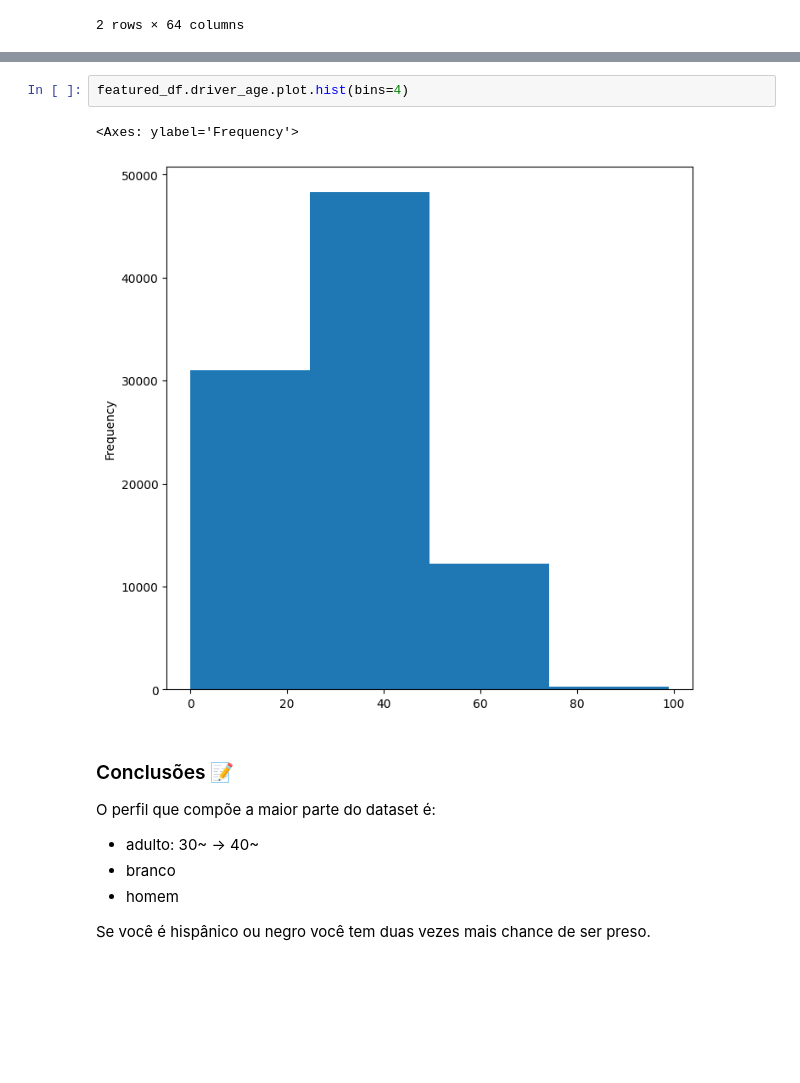
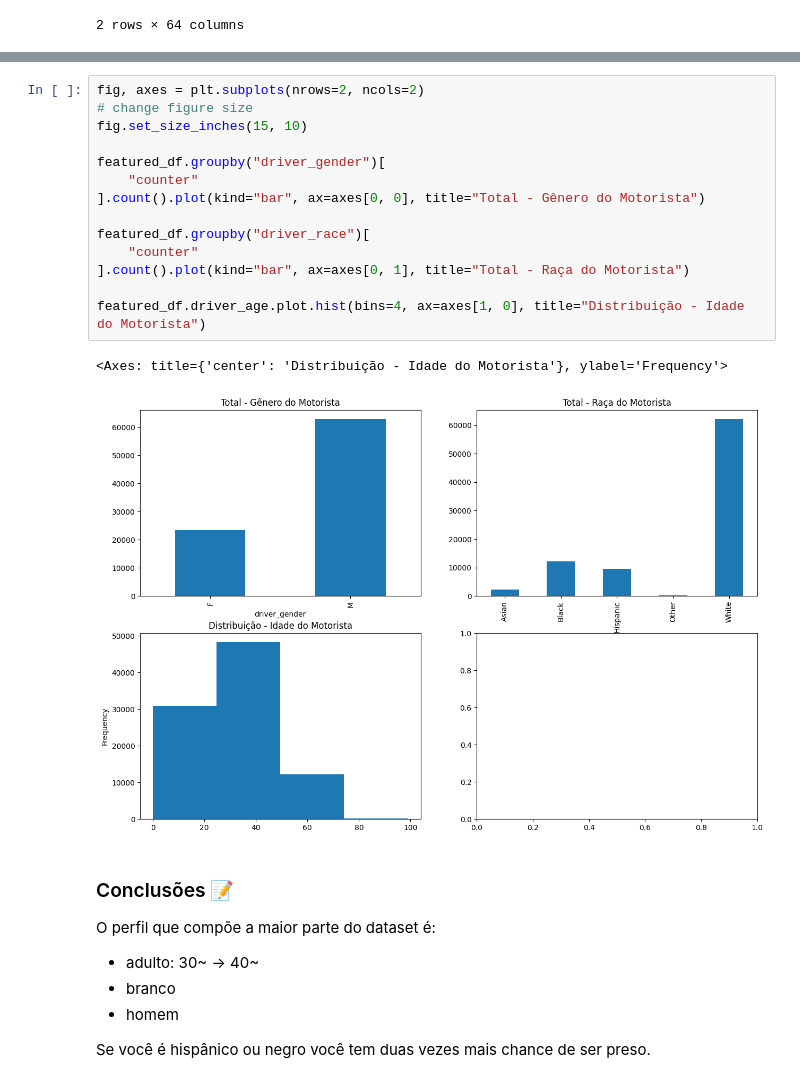
Before and after one commit to GUILN/masters-data-science, a Jupyter notebook: notebooks/etl_aulas_2_e_3.ipynb, the cells around one changed output, grey strips where cells are left out. Saved outputs shown, nothing was run; the diff lists cells and outputs as text; blank space fills up the shorter version.

```diff
--- a/notebooks/trabalho_data_science_etl.ipynb
+++ b/notebooks/etl_aulas_2_e_3.ipynb
@@ -290,8 +285,20 @@ featured_df.groupby("driver_race")["counter"].count().plot(kind="bar")
-# %%
-featured_df.driver_age.plot.hist(bins=4)
-# %% [output]
-<Axes: ylabel='Frequency'>
-[figure, removed]
+# %%
+fig, axes = plt.subplots(nrows=2, ncols=2)
+# change figure size
+fig.set_size_inches(15, 10)
+
+featured_df.groupby("driver_gender")[
+    "counter"
+].count().plot(kind="bar", ax=axes[0, 0], title="Total - Gênero do Motorista")
+
+featured_df.groupby("driver_race")[
+    "counter"
+].count().plot(kind="bar", ax=axes[0, 1], title="Total - Raça do Motorista")
+
+featured_df.driver_age.plot.hist(bins=4, ax=axes[1, 0], title="Distribuição - Idade do Motorista")
+# %% [output]
+<Axes: title={'center': 'Distribuição - Idade do Motorista'}, ylabel='Frequency'>
+[figure, added]
 # %% [markdown]
 ### Conclusões 📝
 
```
Also changed, not shown: parts of 10 cells of this notebook, 1 other file.
